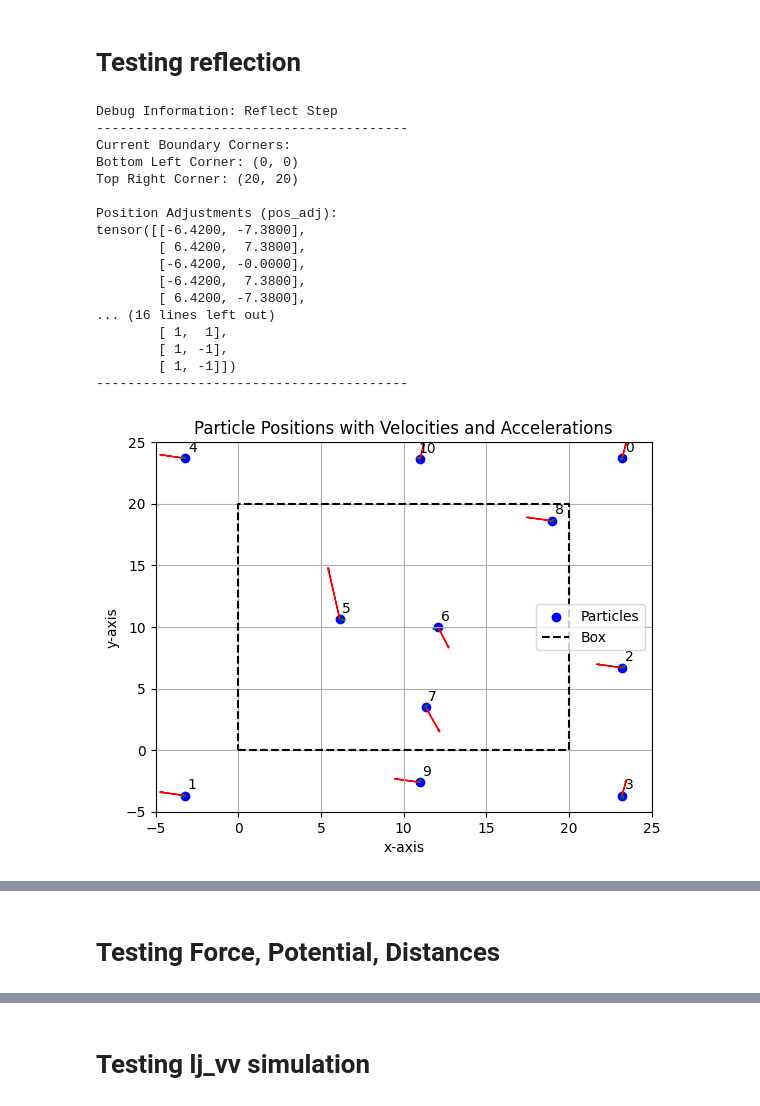
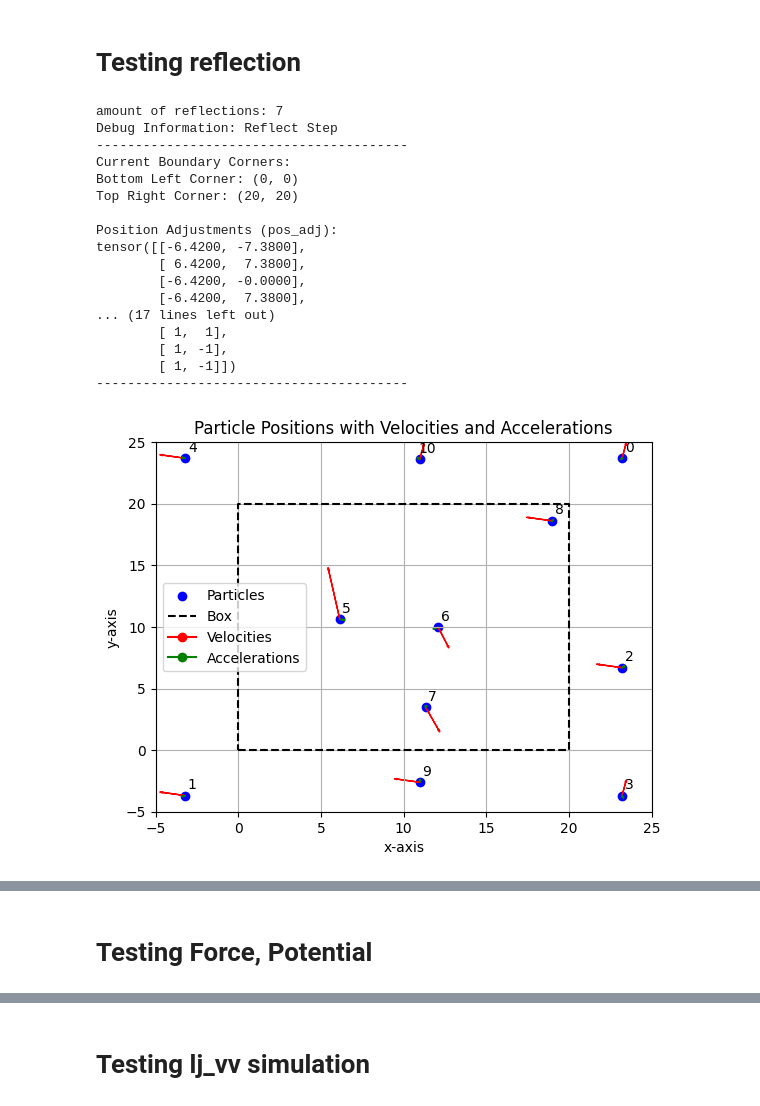
Before and after one commit to ISIPINK/MD_code_test, a Jupyter notebook: MD_program.ipynb, the cells around one changed output, grey strips where cells are left out. Cells and saved outputs as stored; diff of their text form; code cells hidden in the pictures.

```diff
--- a/MD_program.ipynb
+++ b/MD_program.ipynb
@@ -222,29 +254,32 @@ class MD_simulation_lj_vv(MD_simulation):
 # %% [markdown]
 # Testing reflection
 # %%
-sim_cons = Simulation_constants()
-sim = MD_simulation_lj_vv(
-    sim_cons=sim_cons,
-    pos_file="./test_init/reflect_pos.csv",
-    vel_file="./test_init/reflect_vel.csv"
-    )
-sim.step_reflect(debug=True)
+def test_reflection():
+    sim_cons = Simulation_constants()
+    sim_coarse = MD_simulation_lj_vv(
+        sim_cons=sim_cons,
+        pos_file="./test_init/reflect_pos.csv",
+        vel_file="./test_init/reflect_vel.csv"
+        )
+    sim_coarse.step_reflect(debug=True,reflect_log=True)
+
+test_reflection()
 # %% [output]
+amount of reflections: 7
 Debug Information: Reflect Step
 ----------------------------------------
 Current Boundary Corners:
 Bottom Left Corner: (0, 0)
 Top Right Corner: (20, 20)
 
 Position Adjustments (pos_adj):
 tensor([[-6.4200, -7.3800],
         [ 6.4200,  7.3800],
         [-6.4200, -0.0000],
         [-6.4200,  7.3800],
-        [ 6.4200, -7.3800],
-... (16 lines left out)
+... (17 lines left out)
         [ 1,  1],
         [ 1, -1],
         [ 1, -1]])
 ----------------------------------------
-[figure, old version]
+[figure, new version]
@@ -252,4 +287,4 @@ tensor([[-6.4200, -7.3800],
 # %% [markdown]
-# Testing Force, Potential, Distances
+# Testing Force, Potential
 # %%
 import pandas as pd
```
Also changed, not shown: parts of 8 cells of this notebook, 2 other files.
